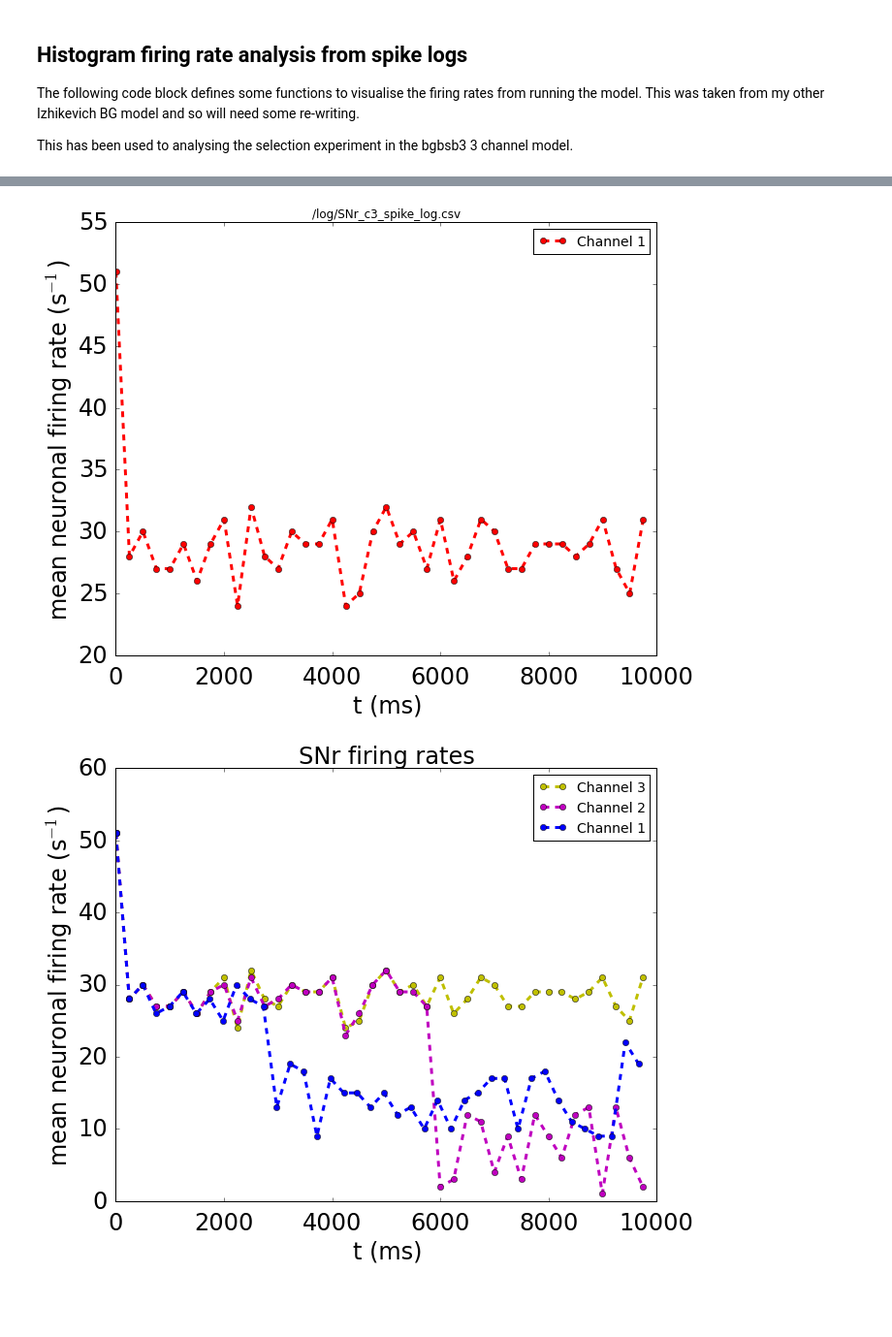
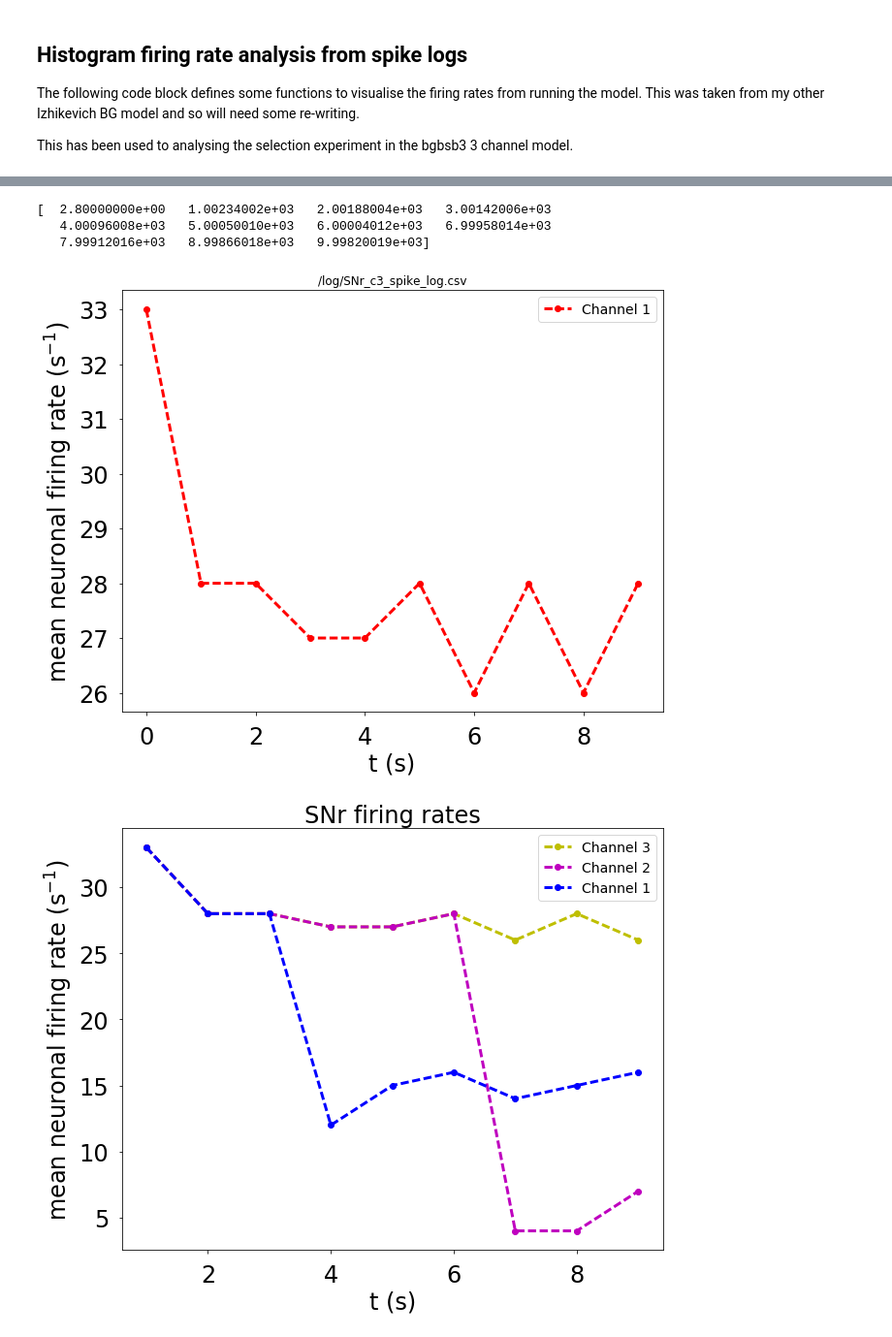
Before and after one commit to ABRG-Models/GPR-BSB, a Jupyter notebook: labbook/GPR-BSB-3CH.ipynb, the cells around one changed output, grey strips where cells are left out. Shown: that part at 97% size. Cells and saved outputs as stored; diff of their text form; code cells hidden in the pictures; blank space fills up the shorter version.

Commit message:
Modifies graph to be like Fig 7a of draft paper

```diff
--- a/labbook/GPR-BSB-3CH.ipynb
+++ b/labbook/GPR-BSB-3CH.ipynb
@@ -21,11 +21,13 @@ def graph_data (bin_edges, fr, logfile):
     plt.figure(figsize=(10,8))
     #plt.clf;
 
-    plt.plot (bin_edges[0:-1],fr, '--', color='r', marker='o', label='Channel 1', linewidth=3)
+    timenums = bin_edges[0:-1]/1000
+
+    plt.plot (timenums,fr, '--', color='r', marker='o', label='Channel 1', linewidth=3)
 
     plt.legend(loc='best',fontsize=14)
 
-    plt.xlabel('t (ms)',fontsize=24);
+    plt.xlabel('t (s)',fontsize=24);
 
     from matplotlib import rc
     plt.ylabel('mean neuronal firing rate (s$^{-1}$)',fontsize=24);
@@ -47,8 +49,8 @@ def compute_data (logdir1, logfile, numneurons, simlength_ms):
     logpath = logdir1 + logfile
     spikelist = np.genfromtxt (logpath, delimiter=',')
 
-    # Give our histograms 20 bins.
-    numbins = 40
+    # Give our histograms 10 bins.
+    numbins = 10
 
     ch1fr, bin_edges1 = np.histogram (spikelist[:,0], numbins)
 
@@ -60,6 +62,7 @@ def compute_data (logdir1, logfile, numneurons, simlength_ms):
     bintime = simlength_ms / numbins;
     fr  = (ch1fr) * 1000 / (bintime * numneurons)
 
+    print bin_edges1
     return bin_edges1, fr
 
 # Visualise the given logfile (the log of a single population)
@@ -83,39 +92,43 @@ bin_edges2, frch2 = vis_data('/home/seb/src/SpineML_2_BRAHMS/temp/Spiking_BG_BSB
 # SNr channel 3 population
 bin_edges3, frch3 = vis_data('/home/seb/src/SpineML_2_BRAHMS/temp/Spiking_BG_BSB_3ch_e1','/log/SNr_c3_spike_log.csv', 27, simlength)
 # %% [output]
+[  2.80000000e+00   1.00234002e+03   2.00188004e+03   3.00142006e+03
+   4.00096008e+03   5.00050010e+03   6.00004012e+03   6.99958014e+03
+   7.99912016e+03   8.99866018e+03   9.99820019e+03]
-[figure, old version]
+[figure, new version]
 # %%
 # Graph the results from above
 
 %matplotlib inline
 import matplotlib.pyplot as plt
 plt.figure(figsize=(10,8))
 
-plt.plot (bin_edges2[0:-1],frch3, '--', color='y', marker='o', label='Channel 3', linewidth=3)
-plt.plot (bin_edges2[0:-1],frch2, '--', color='m', marker='o', label='Channel 2', linewidth=3)
-plt.plot (bin_edges1[0:-1],frch1, '--', color='b', marker='o', label='Channel 1', linewidth=3)
+timenums = np.linspace(1,9,9)
+plt.plot (timenums,frch3[0:-1], '--', color='y', marker='o', label='Channel 3', linewidth=3)
+plt.plot (timenums,frch2[0:-1], '--', color='m', marker='o', label='Channel 2', linewidth=3)
+plt.plot (timenums,frch1[0:-1], '--', color='b', marker='o', label='Channel 1', linewidth=3)
 
 plt.legend(loc='best',fontsize=14)
 
-plt.xlabel('t (ms)',fontsize=24);
+plt.xlabel('t (s)',fontsize=24);
 
 from matplotlib import rc
 plt.ylabel('mean neuronal firing rate (s$^{-1}$)',fontsize=24);
 plt.tick_params(axis='x', labelsize=24, pad=10)
 plt.tick_params(axis='y', labelsize=24, pad=10)
 
 plt.title('SNr firing rates', fontsize=24)
 
 graphdir = '/home/seb/models/GPR-BSB/labbook/results/bgbsb3/'
 
 filename = 'bgbsb3_snr'
 plt.savefig('{0}{1}.svg'.format(graphdir, filename))
 
 plt.show()
 
 # Save data to csv:
-snrrates = bin_edges1[0:-1]
-snrrates= np.vstack((snrrates,frch1,frch2,frch3))
-np.savetxt(graphdir+'snr_rates.csv', snrrates.T, fmt='%d', delimiter=',', header='t(ms),snrc1,snrc2,snrc3', newline='\n')
+snrrates = timenums
+snrrates = np.vstack((timenums,frch1[0:-1],frch2[0:-1],frch3[0:-1]))
+np.savetxt(graphdir+'snr_rates.csv', snrrates.T, fmt='%d', delimiter=',', header='t(s),snrc1,snrc2,snrc3', newline='\n')
 # %% [output]
-[figure, old version]
+[figure, new version]
```
Also changed, not shown: parts of 2 cells of this notebook, 2 other files.
